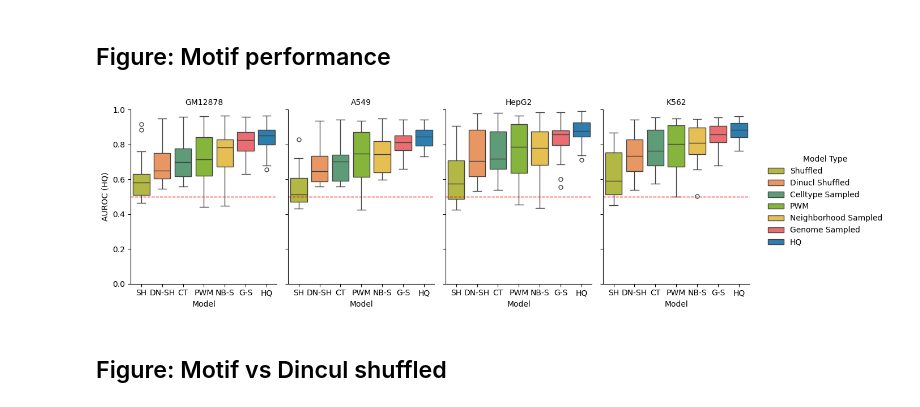
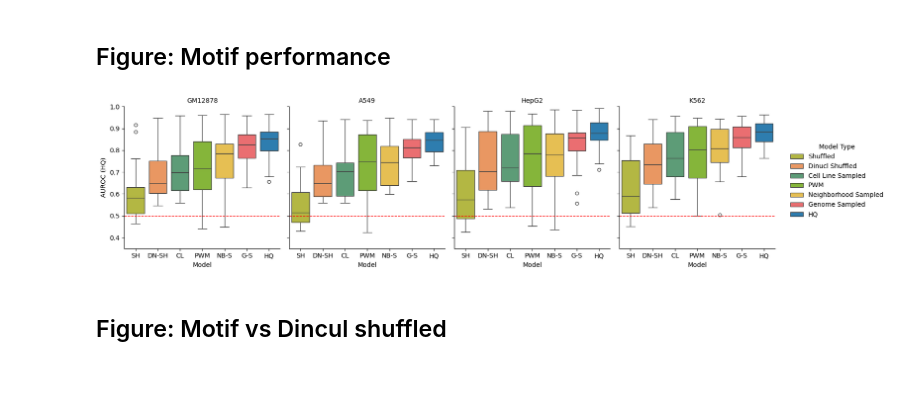
Before and after one commit to NatanTourne/TFBS-negatives, a Jupyter notebook: Results/20250619_full_run_3.ipynb, the cells around one changed output. Cells and saved outputs as stored; diff of their text form; code cells hidden in the pictures; blank space fills up the shorter version.

```diff
--- a/Results/20250619_full_run_3.ipynb
+++ b/Results/20250619_full_run_3.ipynb
@@ -410,7 +410,7 @@ neg_mode_labels = {
     'neighbors': 'NB-S',
     'shuffled': 'SH',
     'motif': "PWM",
-    'celltype': 'CT',
+    'celltype': 'CL',
     'HQ training': 'HQ'
 }
 melted_group_avg['neg_mode_short'] = melted_group_avg['neg_mode'].map(neg_mode_labels)
@@ -431,8 +431,8 @@ g = sns.catplot(
     y='AUROC_value',
     hue='auroc_metric',
     kind='box',
-    height=4,
-    aspect=0.6,
+    height=3,
+    aspect=0.8,
     palette=palette,
     dodge=True,
 )
@@ -441,7 +441,7 @@ g.set_axis_labels("Model", "AUROC")
 g._legend.set_bbox_to_anchor((1, 0.5))
 g._legend.set_loc("center left")
 g._legend.set_title("Test set")
-g.set(ylim=(0, 1))
+g.set(ylim=(0.35, 1))
 for ax, celltype in zip(g.axes.flatten(), g.col_names):
     ax.axhline(0.5, linestyle='--', color='red', linewidth=1)
 
@@ -621,7 +621,7 @@ nice_names = {
     "neighbors": "Neighborhood Sampled",
     "shuffled": "Shuffled",
     "motif": "PWM",
-    "celltype": "Celltype Sampled",
+    "celltype": "Cell Line Sampled",
     "HQ training": "HQ"
 }
 # %%
@@ -639,36 +639,36 @@ fused_df["neg_mode_nice"] = fused_df["neg_mode"].map(nice_names)
 # Create inverse mapping for neg_mode_labels
 neg_mode_labels_inv = {v: k for k, v in neg_mode_labels.items()}
 
 nice_name_order = [nice_names[neg_mode_labels_inv[short]] for short in neg_mode_order]
 fused_df["neg_mode_nice"] = pd.Categorical(fused_df["neg_mode_nice"], categories=nice_name_order, ordered=True)
 
 
 
 g = sns.catplot(
     data=fused_df,
     x='neg_mode_short',
     col='celltype',
     y='AUROC_HQ',
     hue='neg_mode_nice',
     kind='box',
     height=4,
-    aspect=0.6,
+    aspect=0.8,
     palette={nice_names[k]: color_list[i] for i, k in enumerate(neg_mode_labels.keys())}
 )
 g.set_titles(col_template="{col_name}")
 g.set_axis_labels("Model", "AUROC (HQ)")
 g._legend.set_bbox_to_anchor((1, 0.5))
 g._legend.set_loc("center left")
 g._legend.set_title("Model Type")
-g.set(ylim=(0, 1))
+g.set(ylim=(0.35, 1))
 for ax in g.axes.flatten():
     ax.axhline(0.5, linestyle='--', color='red', linewidth=1)
 plt.tight_layout()
 plt.savefig("/data/home/natant/Negatives/figures/Baselines.svg",
             format='svg', dpi=300, bbox_inches='tight')
 plt.show()
 # %% [output]
-[figure, old version]
+[figure, new version]
 # %% [markdown]
 ## Figure: Motif vs Dincul shuffled
 # %%
```
Also changed, not shown: parts of 2 cells of this notebook, 3 other files.
